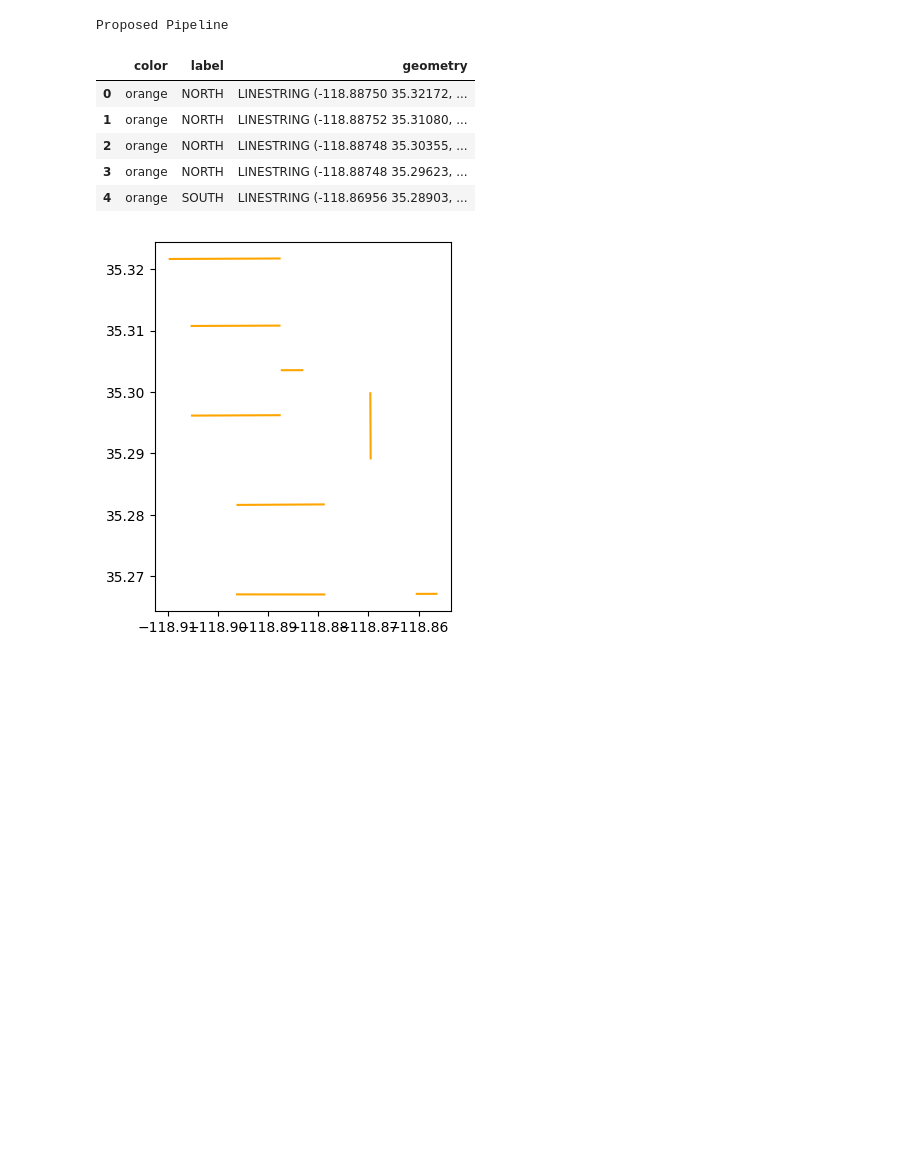
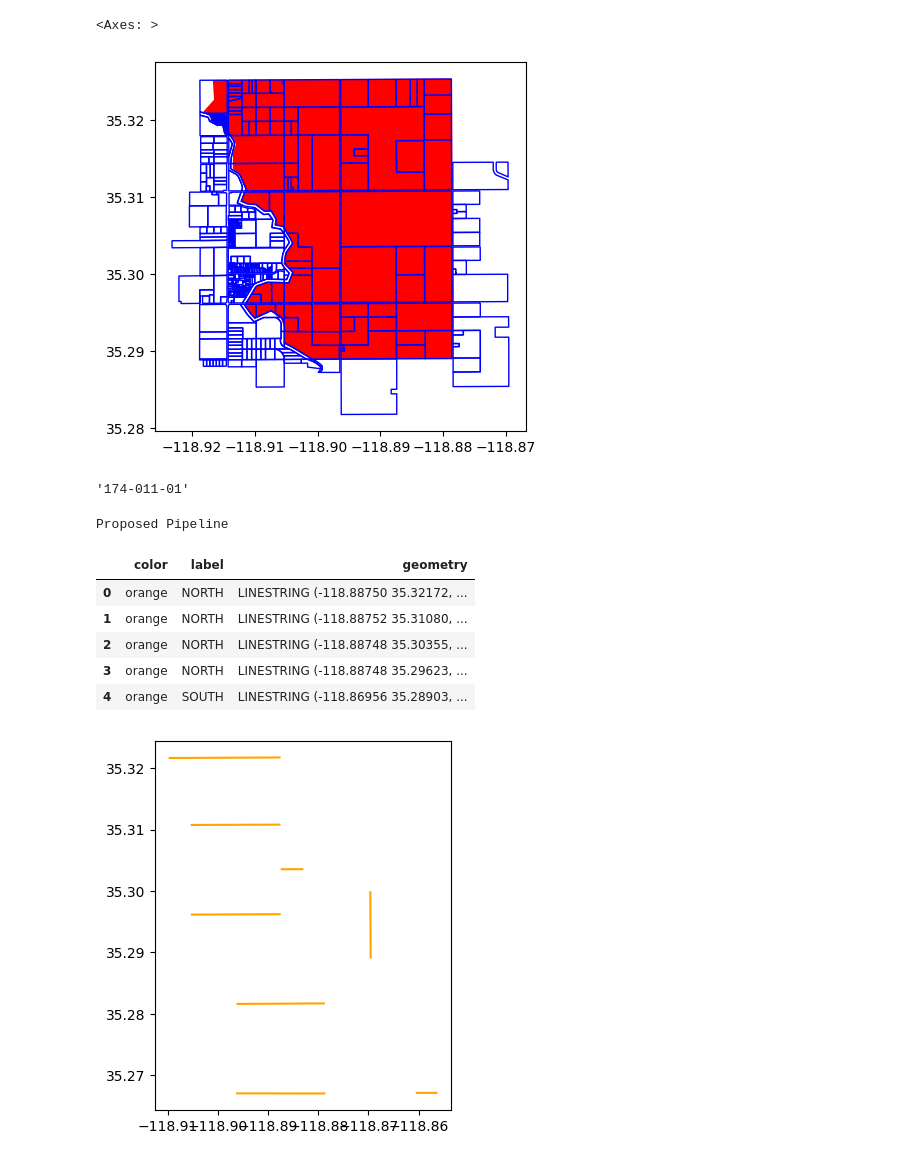
Before and after one commit to Lyndon-0/mndot_anomaly_detection, a Jupyter notebook: gdb_creation.ipynb, the cells around one changed output. Cells and saved outputs as stored; diff of their text form; code cells hidden in the pictures; blank space fills up the shorter version.

```diff
--- a/gdb_creation.ipynb
+++ b/gdb_creation.ipynb
@@ -0,0 +12,23 @@
+# %%
+full_gdf = gpd.read_parquet("data\\gdf.parquet")
+service_boundary = full_gdf.pipe(lambda df:df.loc[df['label'] == "Frick Unit North Service Area"])
+# clip = lambda gdf: gdf.clip(service_boundary)
+gdf = gpd.read_file(
+    r"Z:\GIS_Library\County\Kern\Kern_Parcels.shp",
+    # bbox=service_boundary.total_bounds,
+	bbox=service_boundary,
+).to_crs("EPSG:4326")
+# service_boundary.total_bounds
+# plot service boundary and gdf on top of each other
+
+ax = service_boundary.plot(color="red")
+gdf.plot(ax=ax, color="none", edgecolor="blue")
+# service_boundary.plot()
+# gdf.plot()
+# %% [output]
+<Axes: >
+[figure, added]
+# %%
+gdf['APN_DASH'].iloc[0]
+# %% [output]
+'174-011-01'
```
Also changed, not shown: parts of 5 cells of this notebook, 5 other files.
